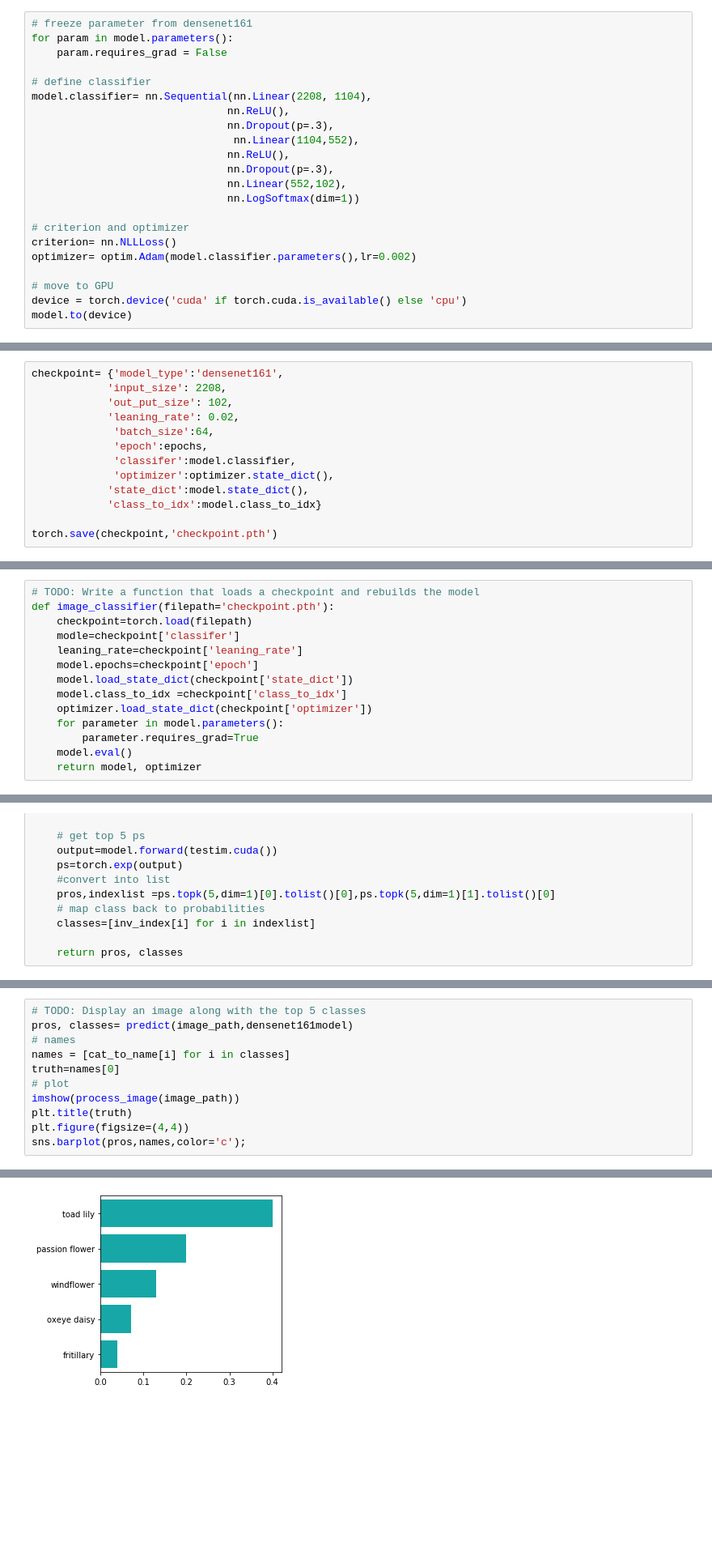
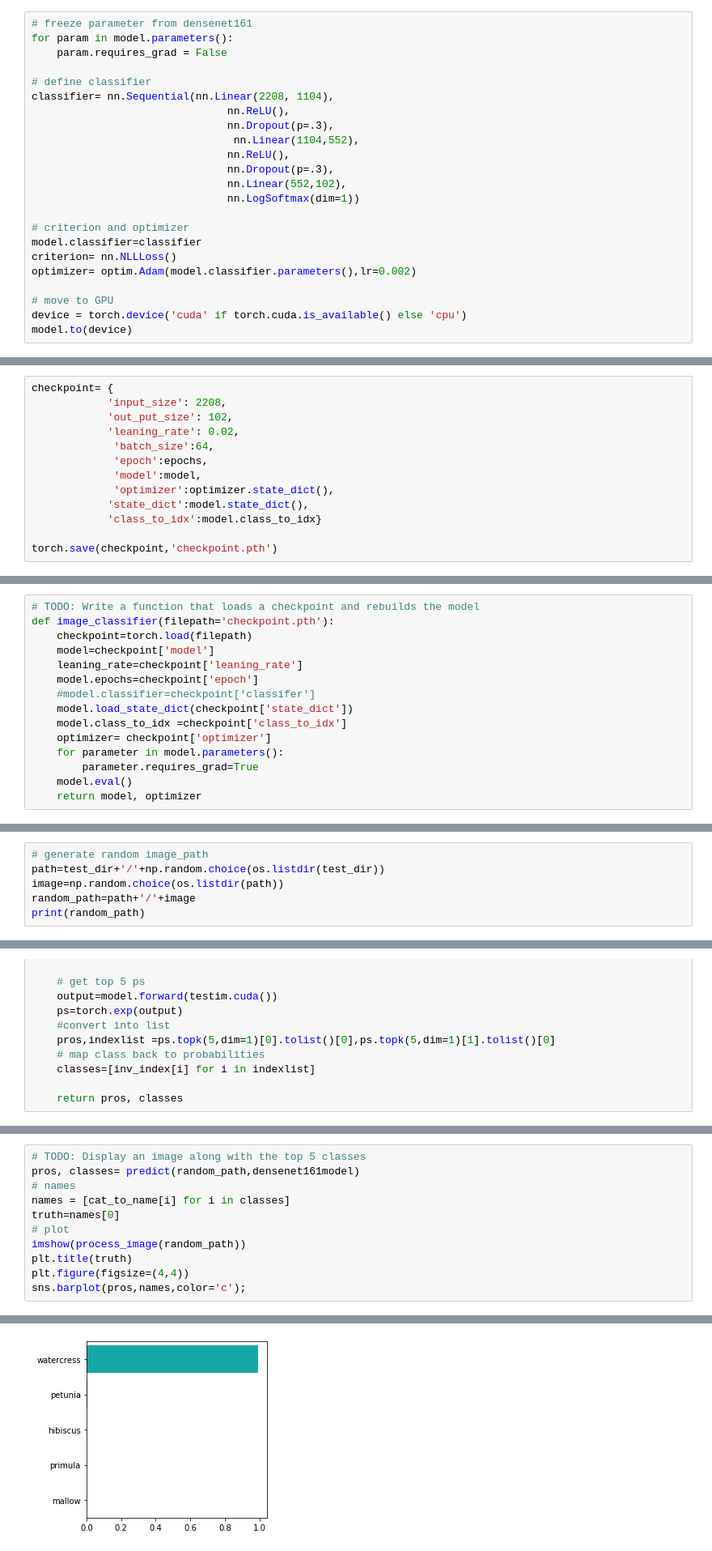
Before and after one commit to victorlifan/Neural-network-project-Image-Classifier-, a Jupyter notebook: Image Classifier Project.ipynb, the cells around one changed output, grey strips where cells are left out. Shown at 81% size. Cells and saved outputs as stored; diff of their text form; blank space fills up the shorter version.

```diff
--- a/Image Classifier Project.ipynb
+++ b/Image Classifier Project.ipynb
@@ -149,7 +196,7 @@ for param in model.parameters():
     param.requires_grad = False
 
 # define classifier
-model.classifier= nn.Sequential(nn.Linear(2208, 1104),
+classifier= nn.Sequential(nn.Linear(2208, 1104),
                                nn.ReLU(),
                                nn.Dropout(p=.3),
                                 nn.Linear(1104,552),
@@ -159,6 +206,7 @@ model.classifier= nn.Sequential(nn.Linear(2208, 1104),
                                nn.LogSoftmax(dim=1))
 
 # criterion and optimizer
+model.classifier=classifier
 criterion= nn.NLLLoss()
 optimizer= optim.Adam(model.classifier.parameters(),lr=0.002)
 
@@ -359,11 +441,11 @@ Sequential(
 # %%
-checkpoint= {'model_type':'densenet161',
+checkpoint= {
             'input_size': 2208,
             'out_put_size': 102,
             'leaning_rate': 0.02,
              'batch_size':64,
              'epoch':epochs,
-             'classifer':model.classifier,
+             'model':model,
              'optimizer':optimizer.state_dict(),
             'state_dict':model.state_dict(),
             'class_to_idx':model.class_to_idx}
@@ -377,12 +474,13 @@ At this point it's good to write a function that can load a checkpoint and rebui
 # TODO: Write a function that loads a checkpoint and rebuilds the model
 def image_classifier(filepath='checkpoint.pth'):
     checkpoint=torch.load(filepath)
-    modle=checkpoint['classifer']
+    model=checkpoint['model']
     leaning_rate=checkpoint['leaning_rate']
     model.epochs=checkpoint['epoch']
+    #model.classifier=checkpoint['classifer']
     model.load_state_dict(checkpoint['state_dict'])
     model.class_to_idx =checkpoint['class_to_idx']
-    optimizer.load_state_dict(checkpoint['optimizer'])
+    optimizer= checkpoint['optimizer']
     for parameter in model.parameters():
         parameter.requires_grad=True
     model.eval()
@@ -585,0 +682,6 @@ indexlist
+# %%
+# generate random image_path
+path=test_dir+'/'+np.random.choice(os.listdir(test_dir))
+image=np.random.choice(os.listdir(path))
+random_path=path+'/'+image
+print(random_path)
@@ -638,12 +734,12 @@ Now that you can use a trained model for predictions, check to make sure it make
 You can convert from the class integer encoding to actual flower names with the `cat_to_name.json` file (should have been loaded earlier in the notebook). To show a PyTorch tensor as an image, use the `imshow` function defined above.
 # %%
 # TODO: Display an image along with the top 5 classes
-pros, classes= predict(image_path,densenet161model)
+pros, classes= predict(random_path,densenet161model)
 # names
 names = [cat_to_name[i] for i in classes]
 truth=names[0]
 # plot
-imshow(process_image(image_path))
+imshow(process_image(random_path))
 plt.title(truth)
 plt.figure(figsize=(4,4))
 sns.barplot(pros,names,color='c');
@@ -652 +748 @@ sns.barplot(pros,names,color='c');
-[figure, old version]
+[figure, new version]
```
Also changed, not shown: parts of 25 cells of this notebook.
